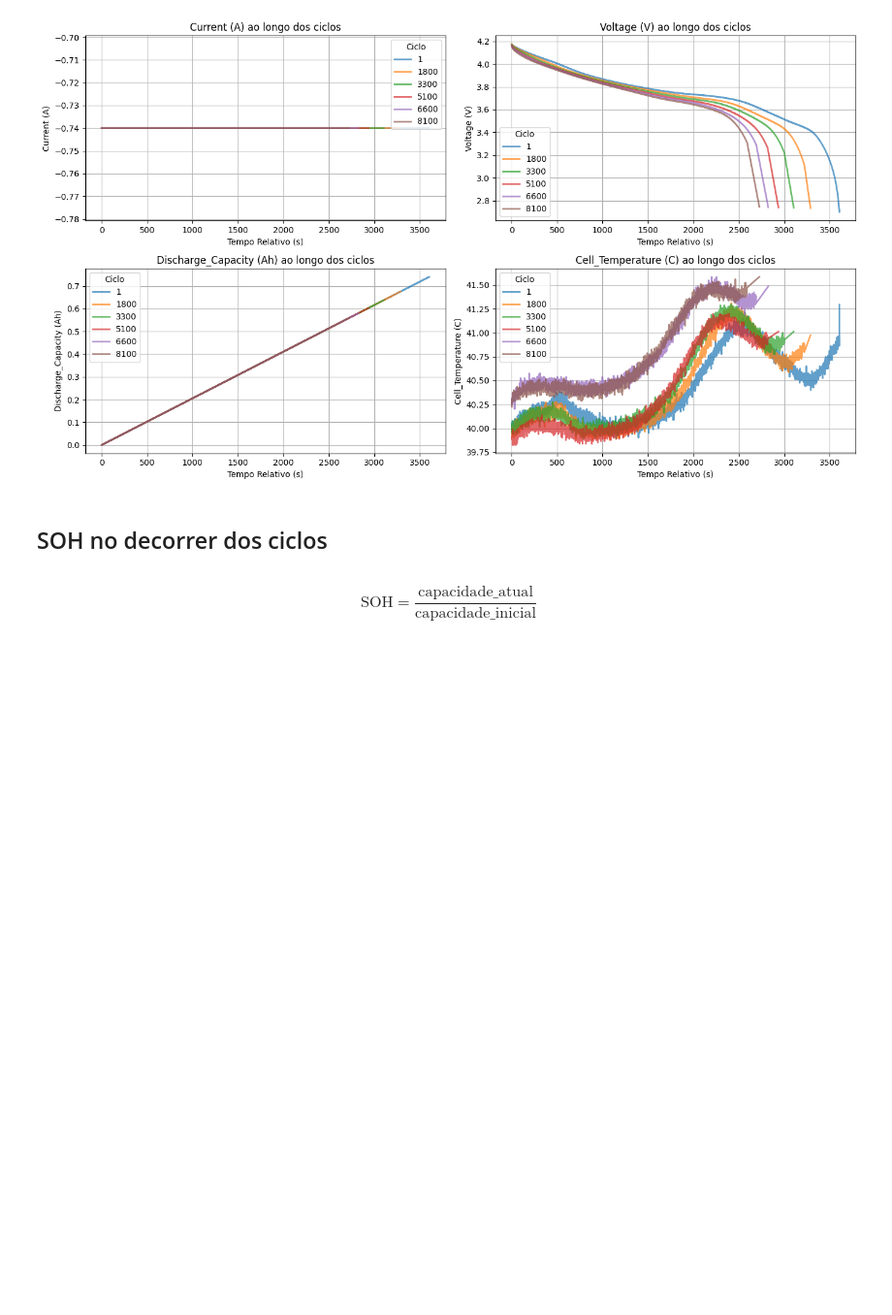
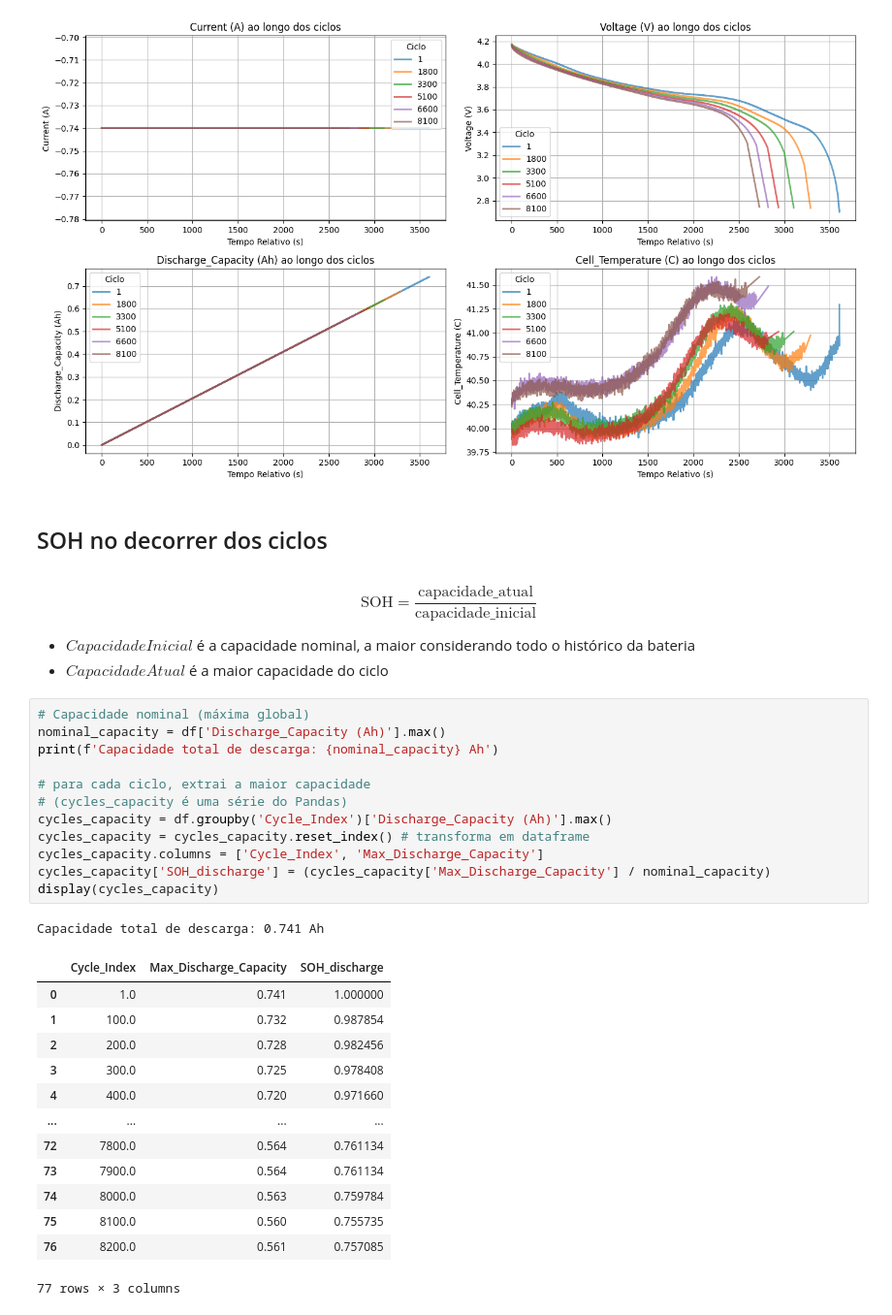
Before and after one commit to Davi-SB/Battery-Analysis, a Jupyter notebook: SOH_vs_Temperature.ipynb, the cells around one changed output. Shown at 97% size. Drawn from its saved outputs; the diff is of its cells as text; blank space fills up the shorter version.

```diff
--- a/SOH_vs_Temperature.ipynb
+++ b/SOH_vs_Temperature.ipynb
@@ -109,6 +99,36 @@ plt.show()
 $$
 \text{SOH} = \frac{\text{capacidade\_atual}}{\text{capacidade\_inicial}}
 $$
+
+- $CapacidadeInicial$ é a capacidade nominal, a maior considerando todo o histórico da bateria
+- $CapacidadeAtual$ é a maior capacidade do ciclo
+# %%
+# Capacidade nominal (máxima global)
+nominal_capacity = df['Discharge_Capacity (Ah)'].max()
+print(f'Capacidade total de descarga: {nominal_capacity} Ah')
+
+# para cada ciclo, extrai a maior capacidade
+# (cycles_capacity é uma série do Pandas)
+cycles_capacity = df.groupby('Cycle_Index')['Discharge_Capacity (Ah)'].max()
+cycles_capacity = cycles_capacity.reset_index() # transforma em dataframe
+cycles_capacity.columns = ['Cycle_Index', 'Max_Discharge_Capacity']
+cycles_capacity['SOH_discharge'] = (cycles_capacity['Max_Discharge_Capacity'] / nominal_capacity)
+display(cycles_capacity)
+# %% [output]
+Capacidade total de descarga: 0.741 Ah
+|  | Cycle_Index | Max_Discharge_Capacity | SOH_discharge |
+| 0 | 1.0 | 0.741 | 1.000000 |
+| 1 | 100.0 | 0.732 | 0.987854 |
+| 2 | 200.0 | 0.728 | 0.982456 |
+| 3 | 300.0 | 0.725 | 0.978408 |
+| 4 | 400.0 | 0.720 | 0.971660 |
+| ... | ... | ... | ... |
+| 72 | 7800.0 | 0.564 | 0.761134 |
+| 73 | 7900.0 | 0.564 | 0.761134 |
+| 74 | 8000.0 | 0.563 | 0.759784 |
+| 75 | 8100.0 | 0.560 | 0.755735 |
+| 76 | 8200.0 | 0.561 | 0.757085 |
+77 rows × 3 columns
 # %%
 # Definir os valores de capacidade total
 # valor maximo de capacidade de descarga
```
Also changed, not shown: parts of 7 cells of this notebook.
